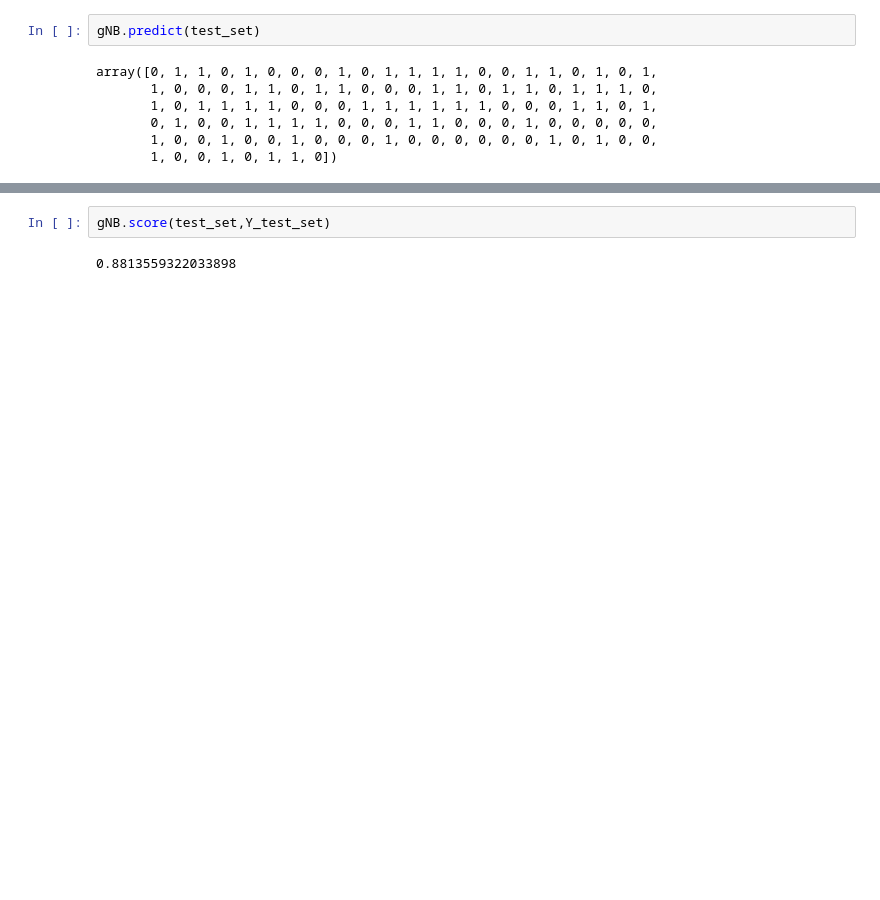
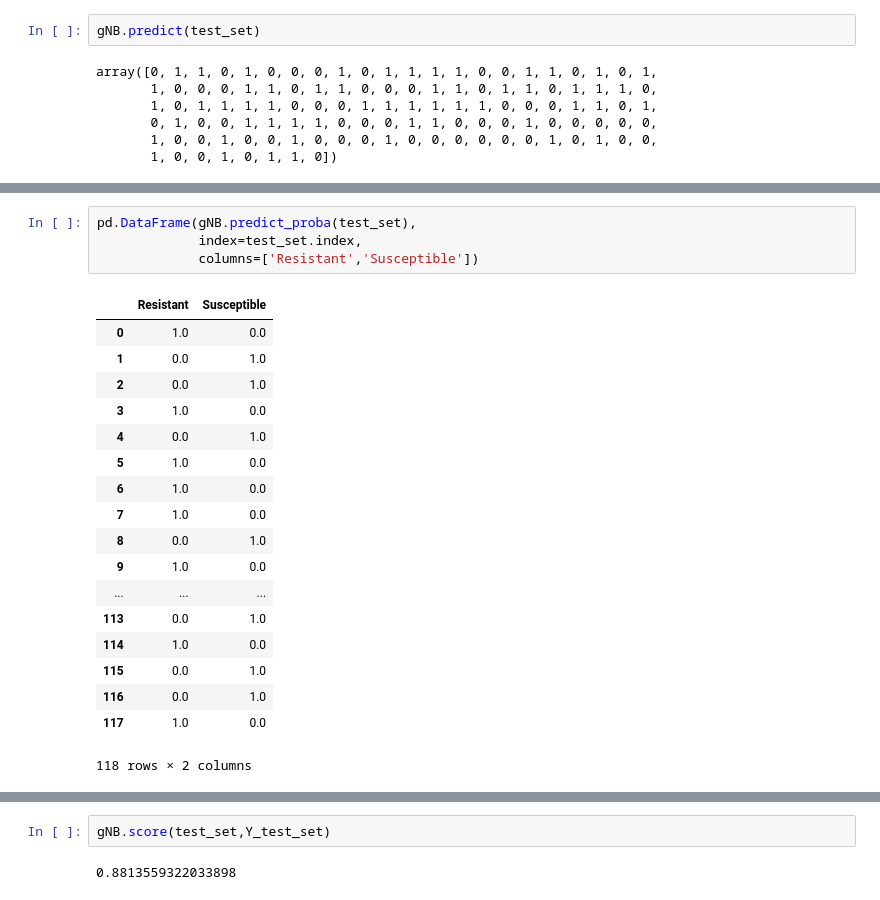
Before and after one commit to aarcher07/Predictive-Modeling-with-scikit-learn, a Jupyter notebook: 03_Model_Evaluation_ScikitLearn_with_Naive_Bayes_Classifier.ipynb, the cells around one changed output, grey strips where cells are left out. Drawn from its saved outputs; the diff is of its cells as text; blank space fills up the shorter version.

```diff
--- a/03_Model_Evaluation_ScikitLearn_with_Naive_Bayes_Classifier.ipynb
+++ b/03_Model_Evaluation_ScikitLearn_with_Naive_Bayes_Classifier.ipynb
@@ -128,0 +184,23 @@ df_confusion/df_confusion.iloc[2,2]
+# %%
+pd.DataFrame(gNB.predict_proba(test_set),
+             index=test_set.index,
+             columns=['Resistant','Susceptible'])
+# %% [output]
+|  | Resistant | Susceptible |
+| 0 | 1.0 | 0.0 |
+| 1 | 0.0 | 1.0 |
+| 2 | 0.0 | 1.0 |
+| 3 | 1.0 | 0.0 |
+| 4 | 0.0 | 1.0 |
+| 5 | 1.0 | 0.0 |
+| 6 | 1.0 | 0.0 |
+| 7 | 1.0 | 0.0 |
+| 8 | 0.0 | 1.0 |
+| 9 | 1.0 | 0.0 |
+| ... | ... | ... |
+| 113 | 0.0 | 1.0 |
+| 114 | 1.0 | 0.0 |
+| 115 | 0.0 | 1.0 |
+| 116 | 0.0 | 1.0 |
+| 117 | 1.0 | 0.0 |
+118 rows × 2 columns
```
Also changed, not shown: parts of 30 cells of this notebook, 1 other file.
